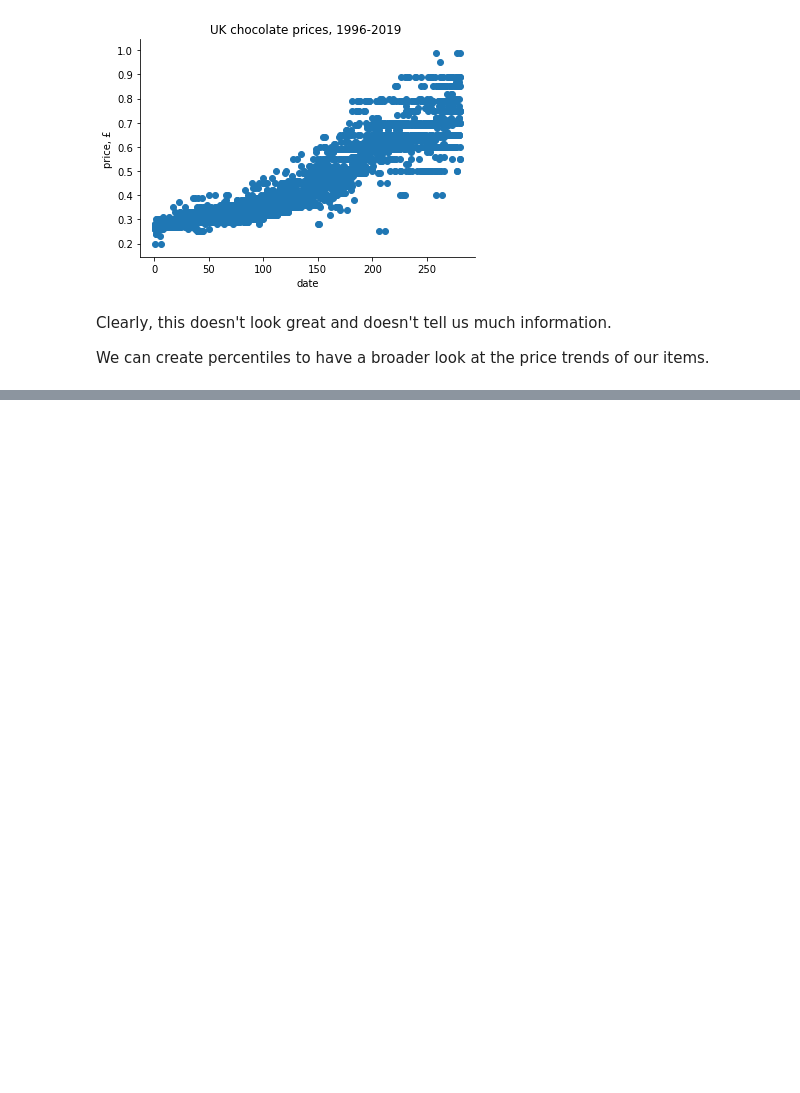
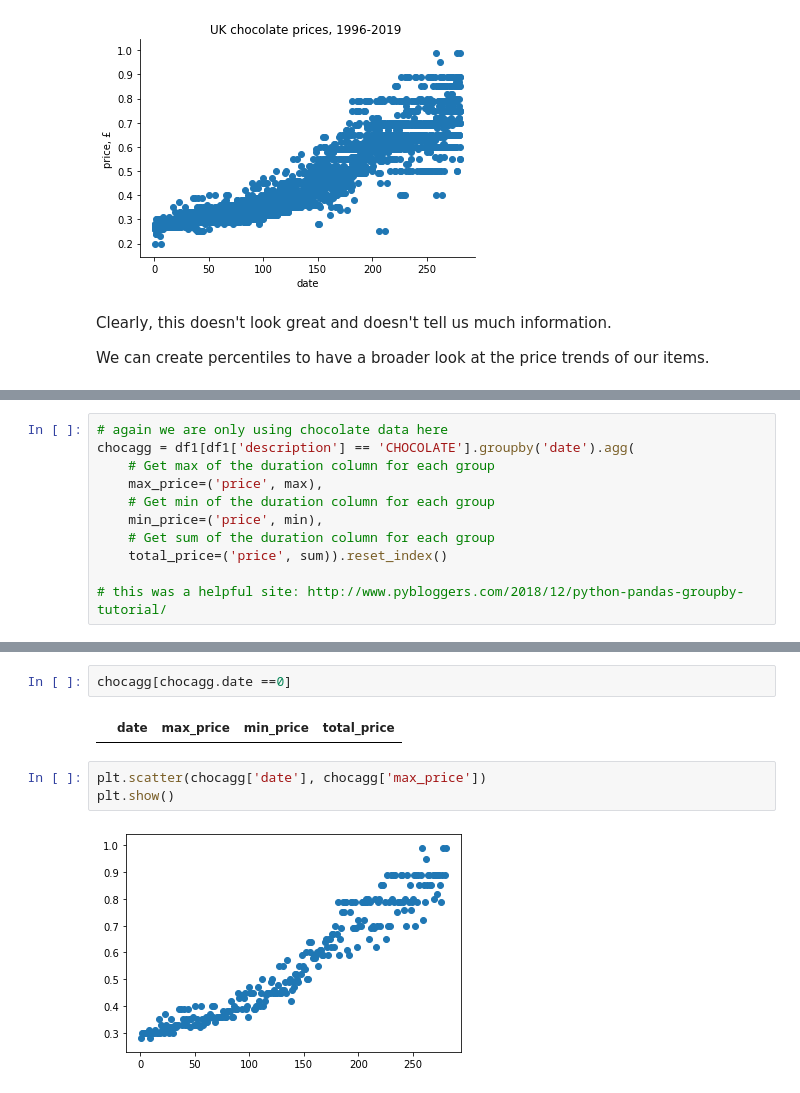
Before and after one commit to rahatsiddique/pandas_basics, a Jupyter notebook: price trends/CPI price trends.ipynb, the cells around one changed output, grey strips where cells are left out. Cells and saved outputs as stored; diff of their text form; blank space fills up the shorter version.

```diff
--- a/price trends/CPI price trends.ipynb
+++ b/price trends/CPI price trends.ipynb
@@ -167,0 +165,11 @@ percentiles =
+# %%
+# again we are only using chocolate data here
+chocagg = df1[df1['description'] == 'CHOCOLATE'].groupby('date').agg(
+    # Get max of the duration column for each group
+    max_price=('price', max),
+    # Get min of the duration column for each group
+    min_price=('price', min),
+    # Get sum of the duration column for each group
+    total_price=('price', sum)).reset_index()
+
+# this was a helpful site: http://www.pybloggers.com/2018/12/python-pandas-groupby-tutorial/
@@ -167,0 +226,9 @@ percentiles =
+# %%
+chocagg[chocagg.date ==0]
+# %% [output]
+|  | date | max_price | min_price | total_price |
+# %%
+plt.scatter(chocagg['date'], chocagg['max_price'])
+plt.show()
+# %% [output]
+[figure, added]
```
Also changed, not shown: parts of 23 cells of this notebook.
